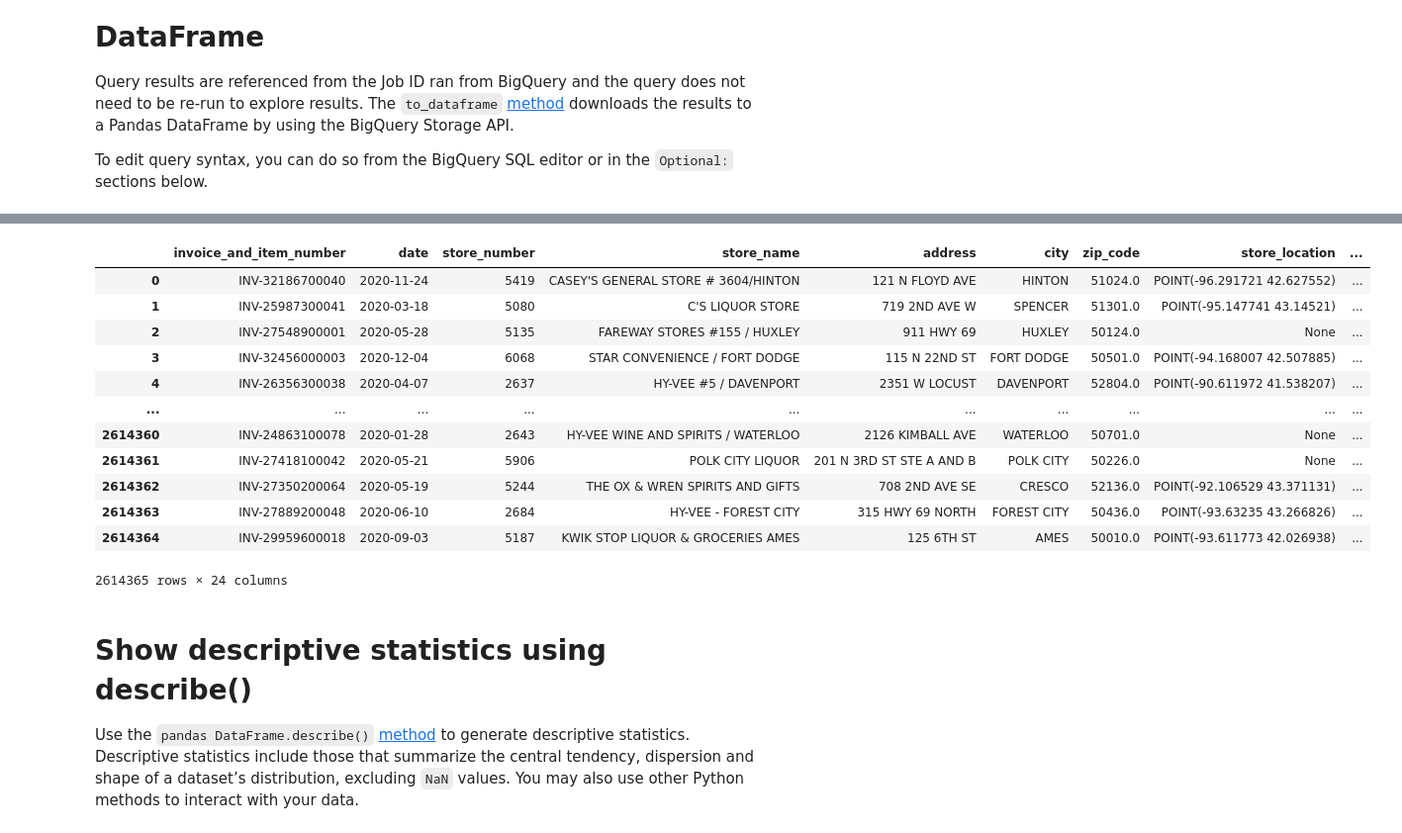
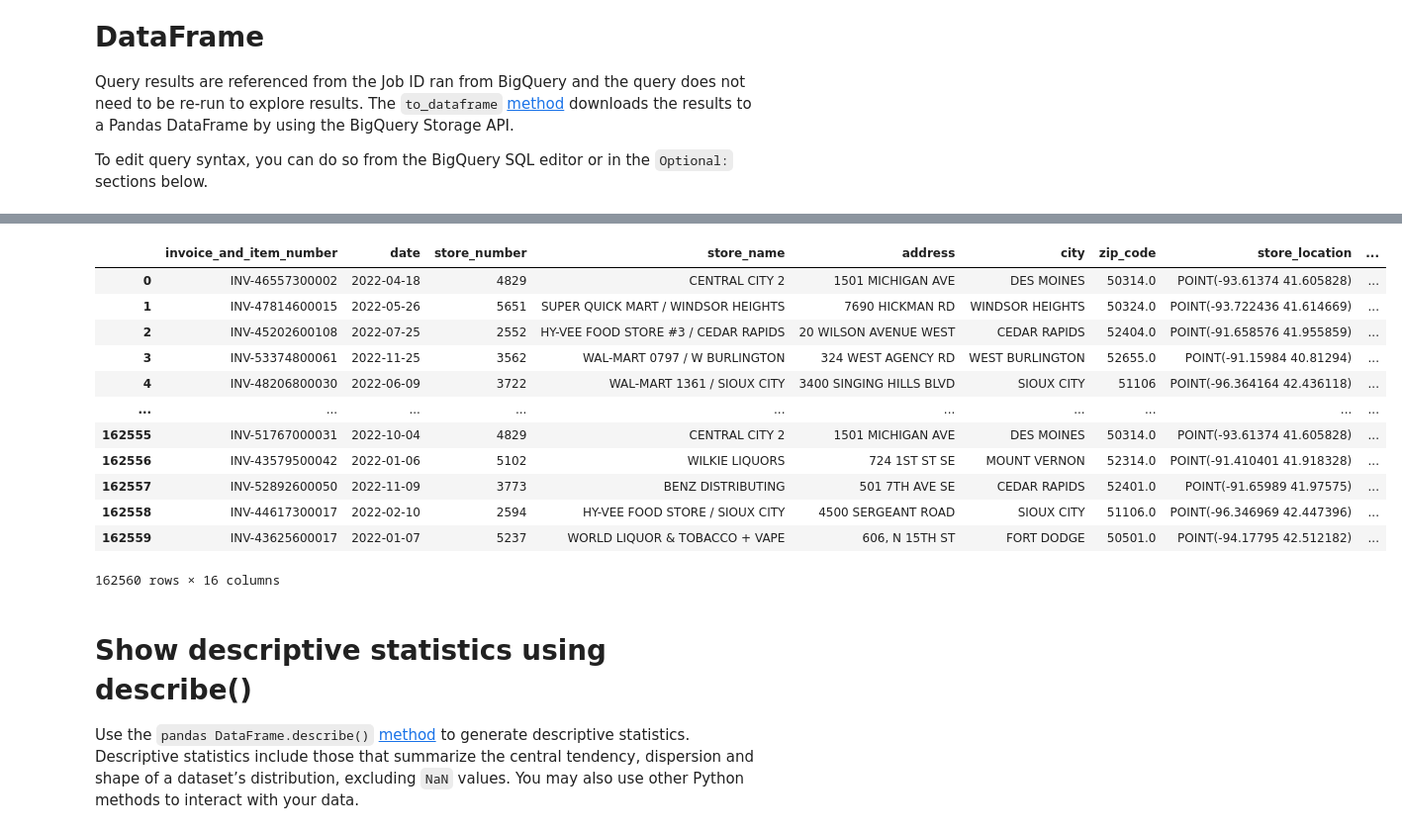
Before and after one commit to leon-czarlinski/IowaLiquorSales, a Jupyter notebook: BigQuery_IowaSales.ipynb, the cells around one changed output, grey strips where cells are left out. Shown at 99% size. Saved outputs shown, nothing was run; the diff lists cells and outputs as text; code cells hidden in the pictures.

````diff
--- a/BigQuery_IowaSales.ipynb
+++ b/BigQuery_IowaSales.ipynb
@@ -43,7 +54,7 @@ To edit query syntax, you can do so from the BigQuery SQL editor or in the
 # %%
 # Running this code will read results from your previous job
 
-job = client.get_job('bquxjob_3e6989bc_18a902ab07d') # Job ID inserted based on the query results selected to explore
+job = client.get_job('bquxjob_59209ca6_18a916d597d') # Job ID inserted based on the query results selected to explore
 sales_df = job.to_dataframe()
 sales_df
 # %% [output]
@@ -51,16 +62,16 @@ Warning: total number of rows (2614365) exceeds max_rows (20000). Falling back t
 |  | invoice_and_item_number | date | store_number | store_name | address | city | zip_code | store_location | ... |
-| 0 | INV-32186700040 | 2020-11-24 | 5419 | CASEY'S GENERAL STORE # 3604/HINTON | 121 N FLOYD AVE | HINTON | 51024.0 | POINT(-96.291721 42.627552) | ... |
-| 1 | INV-25987300041 | 2020-03-18 | 5080 | C'S LIQUOR STORE | 719 2ND AVE W | SPENCER | 51301.0 | POINT(-95.147741 43.14521) | ... |
-| 2 | INV-27548900001 | 2020-05-28 | 5135 | FAREWAY STORES #155 / HUXLEY | 911 HWY 69 | HUXLEY | 50124.0 | None | ... |
-| 3 | INV-32456000003 | 2020-12-04 | 6068 | STAR CONVENIENCE / FORT DODGE | 115 N 22ND ST | FORT DODGE | 50501.0 | POINT(-94.168007 42.507885) | ... |
-| 4 | INV-26356300038 | 2020-04-07 | 2637 | HY-VEE #5 / DAVENPORT | 2351 W LOCUST | DAVENPORT | 52804.0 | POINT(-90.611972 41.538207) | ... |
+| 0 | INV-46557300002 | 2022-04-18 | 4829 | CENTRAL CITY 2 | 1501 MICHIGAN AVE | DES MOINES | 50314.0 | POINT(-93.61374 41.605828) | ... |
+| 1 | INV-47814600015 | 2022-05-26 | 5651 | SUPER QUICK MART / WINDSOR HEIGHTS | 7690 HICKMAN RD | WINDSOR HEIGHTS | 50324.0 | POINT(-93.722436 41.614669) | ... |
+| 2 | INV-45202600108 | 2022-07-25 | 2552 | HY-VEE FOOD STORE #3 / CEDAR RAPIDS | 20 WILSON AVENUE WEST | CEDAR RAPIDS | 52404.0 | POINT(-91.658576 41.955859) | ... |
+| 3 | INV-53374800061 | 2022-11-25 | 3562 | WAL-MART 0797 / W BURLINGTON | 324 WEST AGENCY RD | WEST BURLINGTON | 52655.0 | POINT(-91.15984 40.81294) | ... |
+| 4 | INV-48206800030 | 2022-06-09 | 3722 | WAL-MART 1361 / SIOUX CITY | 3400 SINGING HILLS BLVD | SIOUX CITY | 51106 | POINT(-96.364164 42.436118) | ... |
 | ... | ... | ... | ... | ... | ... | ... | ... | ... | ... |
-| 2614360 | INV-24863100078 | 2020-01-28 | 2643 | HY-VEE WINE AND SPIRITS / WATERLOO | 2126 KIMBALL AVE | WATERLOO | 50701.0 | None | ... |
-| 2614361 | INV-27418100042 | 2020-05-21 | 5906 | POLK CITY LIQUOR | 201 N 3RD ST STE A AND B | POLK CITY | 50226.0 | None | ... |
-| 2614362 | INV-27350200064 | 2020-05-19 | 5244 | THE OX & WREN SPIRITS AND GIFTS | 708 2ND AVE SE | CRESCO | 52136.0 | POINT(-92.106529 43.371131) | ... |
-| 2614363 | INV-27889200048 | 2020-06-10 | 2684 | HY-VEE - FOREST CITY | 315 HWY 69 NORTH | FOREST CITY | 50436.0 | POINT(-93.63235 43.266826) | ... |
-| 2614364 | INV-29959600018 | 2020-09-03 | 5187 | KWIK STOP LIQUOR & GROCERIES AMES | 125 6TH ST | AMES | 50010.0 | POINT(-93.611773 42.026938) | ... |
+| 162555 | INV-51767000031 | 2022-10-04 | 4829 | CENTRAL CITY 2 | 1501 MICHIGAN AVE | DES MOINES | 50314.0 | POINT(-93.61374 41.605828) | ... |
+| 162556 | INV-43579500042 | 2022-01-06 | 5102 | WILKIE LIQUORS | 724 1ST ST SE | MOUNT VERNON | 52314.0 | POINT(-91.410401 41.918328) | ... |
+| 162557 | INV-52892600050 | 2022-11-09 | 3773 | BENZ DISTRIBUTING | 501 7TH AVE SE | CEDAR RAPIDS | 52401.0 | POINT(-91.65989 41.97575) | ... |
+| 162558 | INV-44617300017 | 2022-02-10 | 2594 | HY-VEE FOOD STORE / SIOUX CITY | 4500 SERGEANT ROAD | SIOUX CITY | 51106.0 | POINT(-96.346969 42.447396) | ... |
+| 162559 | INV-43625600017 | 2022-01-07 | 5237 | WORLD LIQUOR & TOBACCO + VAPE | 606, N 15TH ST | FORT DODGE | 50501.0 | POINT(-94.17795 42.512182) | ... |
-2614365 rows × 24 columns
+162560 rows × 16 columns
 # %% [markdown]
 # Show descriptive statistics using describe()
 Use the ```pandas DataFrame.describe()```
````
Also changed, not shown: parts of 10 cells of this notebook.
